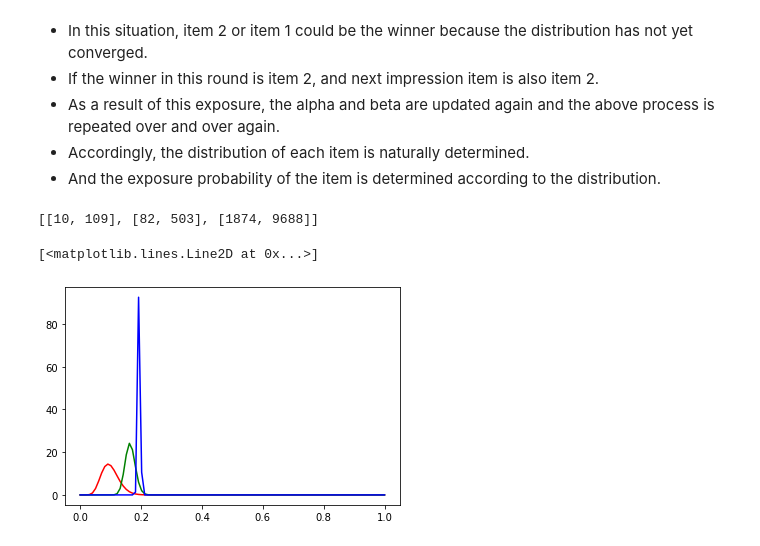
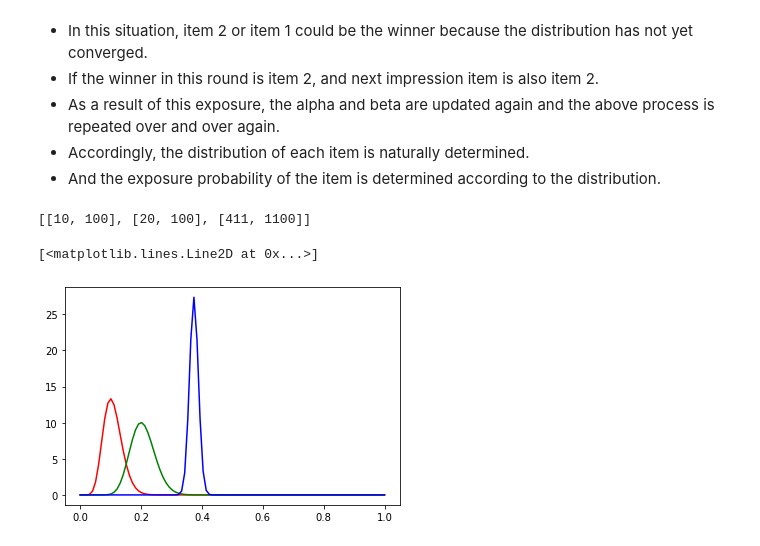
Before and after one commit to yoonkt200/ml-theory-python, a Jupyter notebook: 06-mab/02-thompson-sampling.ipynb, the cells around one changed output. Cells and saved outputs as stored; diff of their text form; code cells hidden in the pictures.

```diff
--- a/06-mab/02-thompson-sampling.ipynb
+++ b/06-mab/02-thompson-sampling.ipynb
@@ -86,7 +86,7 @@ item2 = [20, 100]
 item3 = [40, 100]
 item_list = [item1, item2, item3]
 
-for i in range(10000):
+for i in range(1000):
     # 베타 분포 기반 샘플링 : 가장 샘플링 값이 큰 item 선택
     item1_rvs = beta.rvs(item_list[0][0]+1, item_list[0][1]-item_list[0][0]+1, size=1)
     item2_rvs = beta.rvs(item_list[1][0]+1, item_list[1][1]-item_list[1][0]+1, size=1)
@@ -96,7 +96,7 @@ for i in range(10000):
 
     # 현재까지의 CTR을 확률로 하여 조회 여부를 시뮬레이션
     exposure_item = item_list[max_result_item_index]
-    prob_by_ctr = exposure_item[0] / sum(exposure_item)
+    prob_by_ctr = exposure_item[0] / exposure_item[1]
     is_click = random.choices(
         population = [True, False],
         weights = [prob_by_ctr, 1-prob_by_ctr]
@@ -109,14 +109,13 @@ for i in range(10000):
 # %%
 print(item_list)
 # %% [output]
-[[10, 109], [82, 503], [1874, 9688]]
+[[10, 100], [20, 100], [411, 1100]]
 # %%
 fig, ax = plt.subplots(1, 1)
 x = np.linspace(0, 1, 100)
-
-ax.plot(x, beta.pdf(x, item1[0]+1, item1[1]-item1[0]+1), 'r')
-ax.plot(x, beta.pdf(x, item2[0]+1, item2[1]-item2[0]+1), 'g')
-ax.plot(x, beta.pdf(x, item3[0]+1, item3[1]-item3[0]+1), 'b')
+ax.plot(x, beta.pdf(x, item_list[0][0]+1, item_list[0][1]-item_list[0][0]+1), 'r')
+ax.plot(x, beta.pdf(x, item_list[1][0]+1, item_list[1][1]-item_list[1][0]+1), 'g')
+ax.plot(x, beta.pdf(x, item_list[2][0]+1, item_list[2][1]-item_list[2][0]+1), 'b')
 # %% [output]
 [<matplotlib.lines.Line2D at 0x...>]
-[figure, old version]
+[figure, new version]
```
Also changed, not shown: parts of 7 cells of this notebook, 1 other file.
